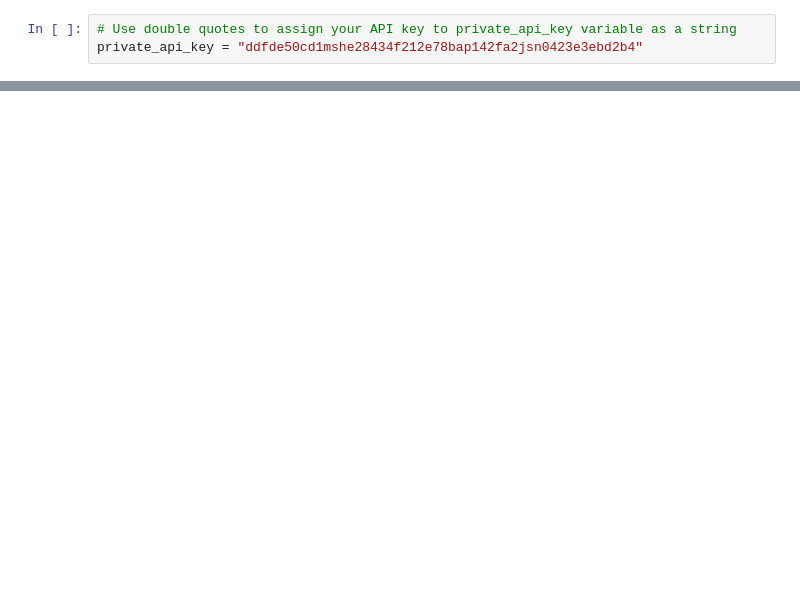
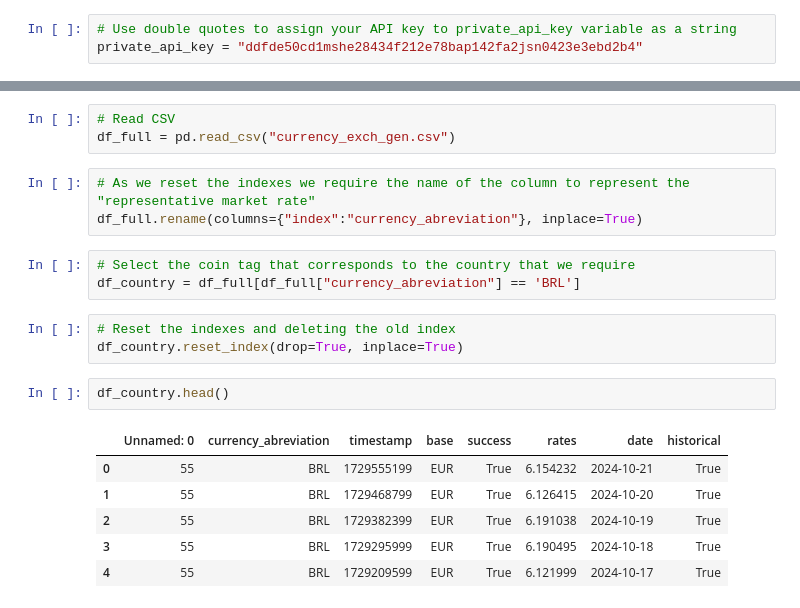
Before and after one commit to shadzic/ESMT_2024_DataScraping_Students, a Jupyter notebook: testing_currency.ipynb, the cells around one changed output, grey strips where cells are left out. Cells and saved outputs as stored; diff of their text form; blank space fills up the shorter version.

```diff
--- a/testing_currency.ipynb
+++ b/testing_currency.ipynb
@@ -59,0 +105,21 @@ exchange_rates[exchange_rates['index']== 'BRL']
+# %%
+# Read CSV
+df_full = pd.read_csv("currency_exch_gen.csv")
+# %%
+# As we reset the indexes we require the name of the column to represent the "representative market rate"
+df_full.rename(columns={"index":"currency_abreviation"}, inplace=True)
+# %%
+# Select the coin tag that corresponds to the country that we require
+df_country = df_full[df_full["currency_abreviation"] == 'BRL']
+# %%
+# Reset the indexes and deleting the old index
+df_country.reset_index(drop=True, inplace=True)
+# %%
+df_country.head()
+# %% [output]
+|  | Unnamed: 0 | currency_abreviation | timestamp | base | success | rates | date | historical |
+| 0 | 55 | BRL | 1729555199 | EUR | True | 6.154232 | 2024-10-21 | True |
+| 1 | 55 | BRL | 1729468799 | EUR | True | 6.126415 | 2024-10-20 | True |
+| 2 | 55 | BRL | 1729382399 | EUR | True | 6.191038 | 2024-10-19 | True |
+| 3 | 55 | BRL | 1729295999 | EUR | True | 6.190495 | 2024-10-18 | True |
+| 4 | 55 | BRL | 1729209599 | EUR | True | 6.121999 | 2024-10-17 | True |
```
Also changed, not shown: parts of 15 cells of this notebook, 2 other files.
